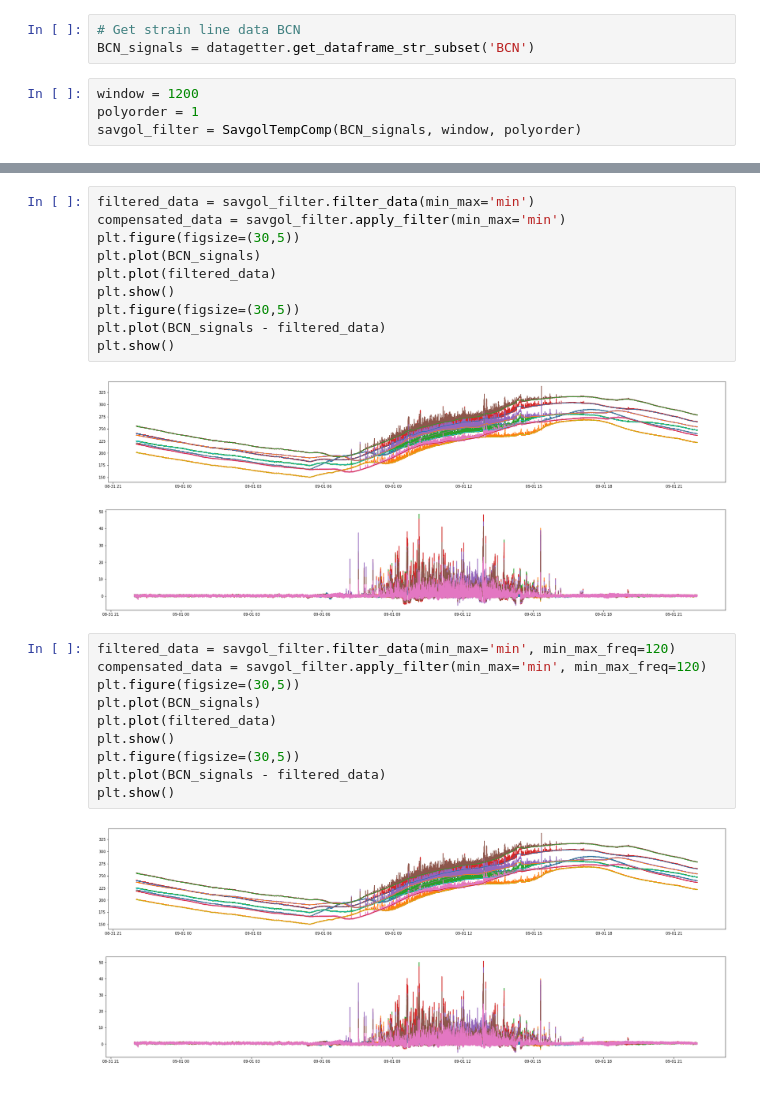
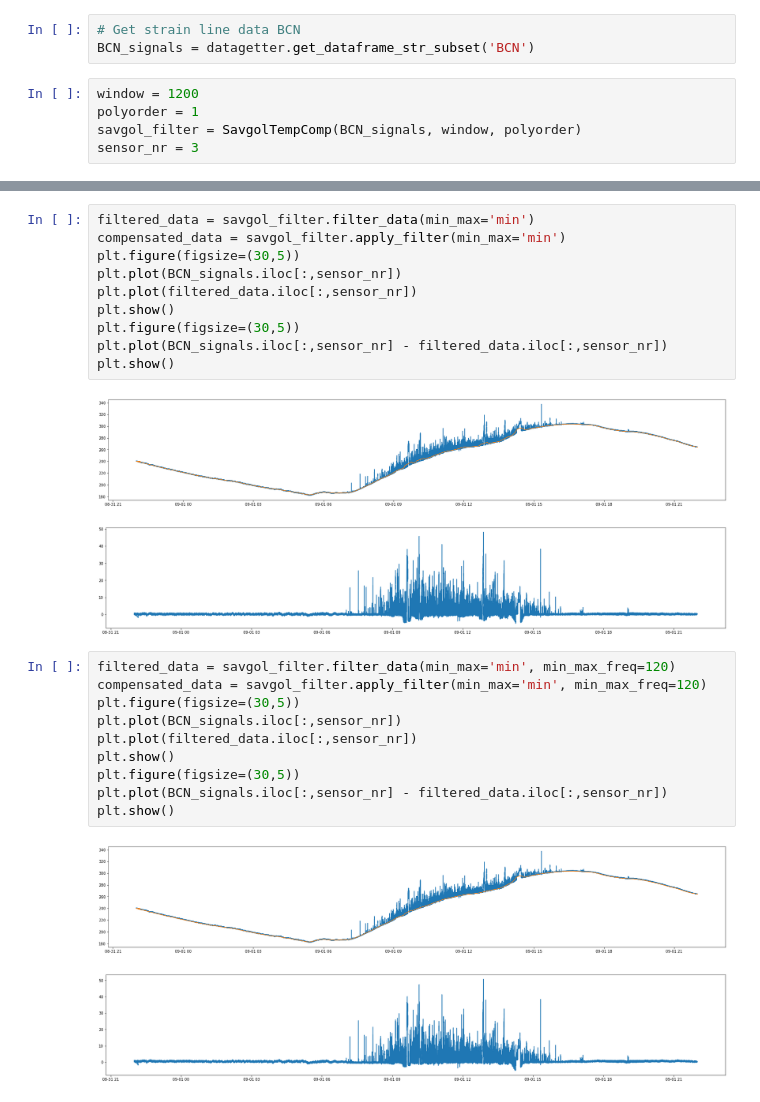
Before and after one commit to WEILMAX/dw_events, a Jupyter notebook: dw_events/notebooks/mw1_savgolfilter.ipynb, the cells around one changed output, grey strips where cells are left out. Drawn from its saved outputs; the diff is of its cells as text.

```diff
--- a/dw_events/notebooks/mw1_savgolfilter.ipynb
+++ b/dw_events/notebooks/mw1_savgolfilter.ipynb
@@ -22,6 +22,7 @@ BCN_signals = datagetter.get_dataframe_str_subset('BCN')
 window = 1200
 polyorder = 1
 savgol_filter = SavgolTempComp(BCN_signals, window, polyorder)
+sensor_nr = 3
 # %%
 filtered_data = savgol_filter.filter_data()
 compensated_data = savgol_filter.apply_filter()
@@ -39,28 +40,28 @@ plt.show()
 filtered_data = savgol_filter.filter_data(min_max='min')
 compensated_data = savgol_filter.apply_filter(min_max='min')
 plt.figure(figsize=(30,5))
-plt.plot(BCN_signals)
-plt.plot(filtered_data)
+plt.plot(BCN_signals.iloc[:,sensor_nr])
+plt.plot(filtered_data.iloc[:,sensor_nr])
 plt.show()
 plt.figure(figsize=(30,5))
-plt.plot(BCN_signals - filtered_data)
+plt.plot(BCN_signals.iloc[:,sensor_nr] - filtered_data.iloc[:,sensor_nr])
 plt.show()
 # %% [output]
-[figure, old version]
+[figure, new version]
-[figure, old version]
+[figure, new version]
 # %%
 filtered_data = savgol_filter.filter_data(min_max='min', min_max_freq=120)
 compensated_data = savgol_filter.apply_filter(min_max='min', min_max_freq=120)
 plt.figure(figsize=(30,5))
-plt.plot(BCN_signals)
-plt.plot(filtered_data)
+plt.plot(BCN_signals.iloc[:,sensor_nr])
+plt.plot(filtered_data.iloc[:,sensor_nr])
 plt.show()
 plt.figure(figsize=(30,5))
-plt.plot(BCN_signals - filtered_data)
+plt.plot(BCN_signals.iloc[:,sensor_nr] - filtered_data.iloc[:,sensor_nr])
 plt.show()
 # %% [output]
-[figure, old version]
+[figure, new version]
-[figure, old version]
+[figure, new version]
 # %%
 filtered_data = savgol_filter.filter_data(min_max='min', min_max_freq=180)
 compensated_data = savgol_filter.apply_filter(min_max='min', min_max_freq=180)
```
Also changed, not shown: parts of 2 cells of this notebook, 4 other files.
